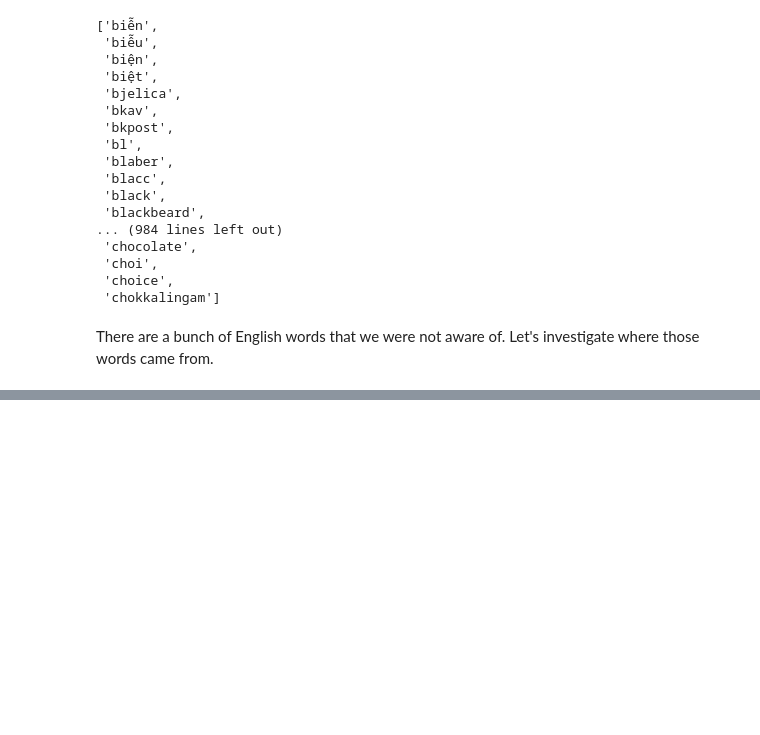
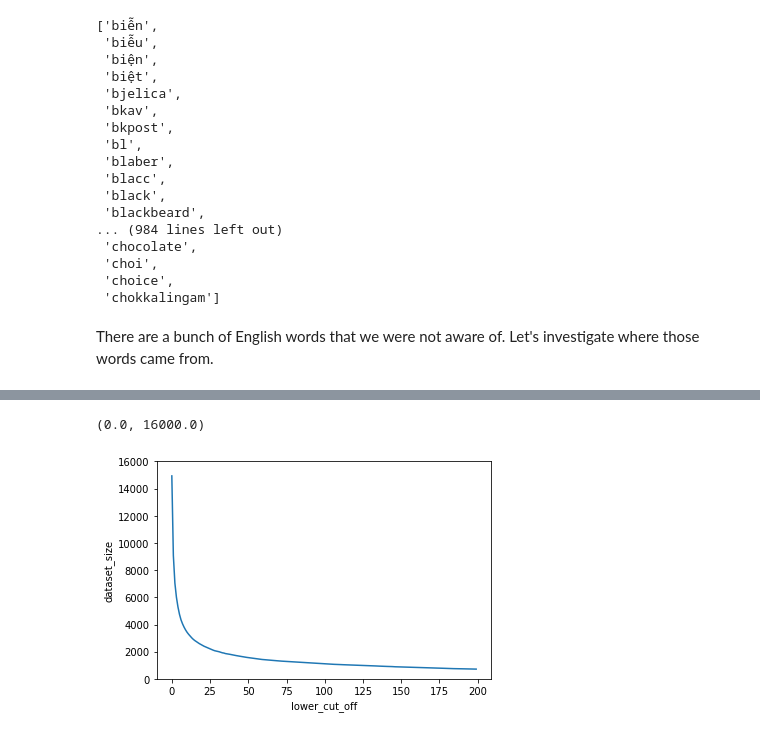
Before and after one commit to tiendatngcs/NLP, a Jupyter notebook: Data_cleaning_Vietnamese_news_topic_classifier.ipynb, the cells around one changed output, grey strips where cells are left out. Drawn from its saved outputs; the diff is of its cells as text; code cells hidden in the pictures; blank space fills up the shorter version.

```diff
--- a/Data_cleaning_Vietnamese_news_topic_classifier.ipynb
+++ b/Data_cleaning_Vietnamese_news_topic_classifier.ipynb
@@ -156,3 +159,5 @@ cv.get_feature_names()[1000:2000]
  'chokkalingam']
 # %% [markdown]
 There are a bunch of English words that we were not aware of. Let's investigate where those words came from.
+# %%
+df = pd.DataFrame(data=np.transpose(data_cv.toarray()), index=cv.get_feature_names(), dtype="int32")
@@ -158,0 +202,12 @@ There are a bunch of English words that we were not aware of. Let's investigate
+# %%
+lower_cut_off = list(range(200))
+data_set_size = []
+for cut_off in lower_cut_off:
+  data_set_size.append(df[df.sum(1)>cut_off].shape[0])
+plt.plot(lower_cut_off, data_set_size)
+plt.xlabel("lower_cut_off")
+plt.ylabel("dataset_size")
+plt.ylim(0, 16000)
+# %% [output]
+(0.0, 16000.0)
+[figure, added]
```
Also changed, not shown: parts of 13 cells of this notebook.
